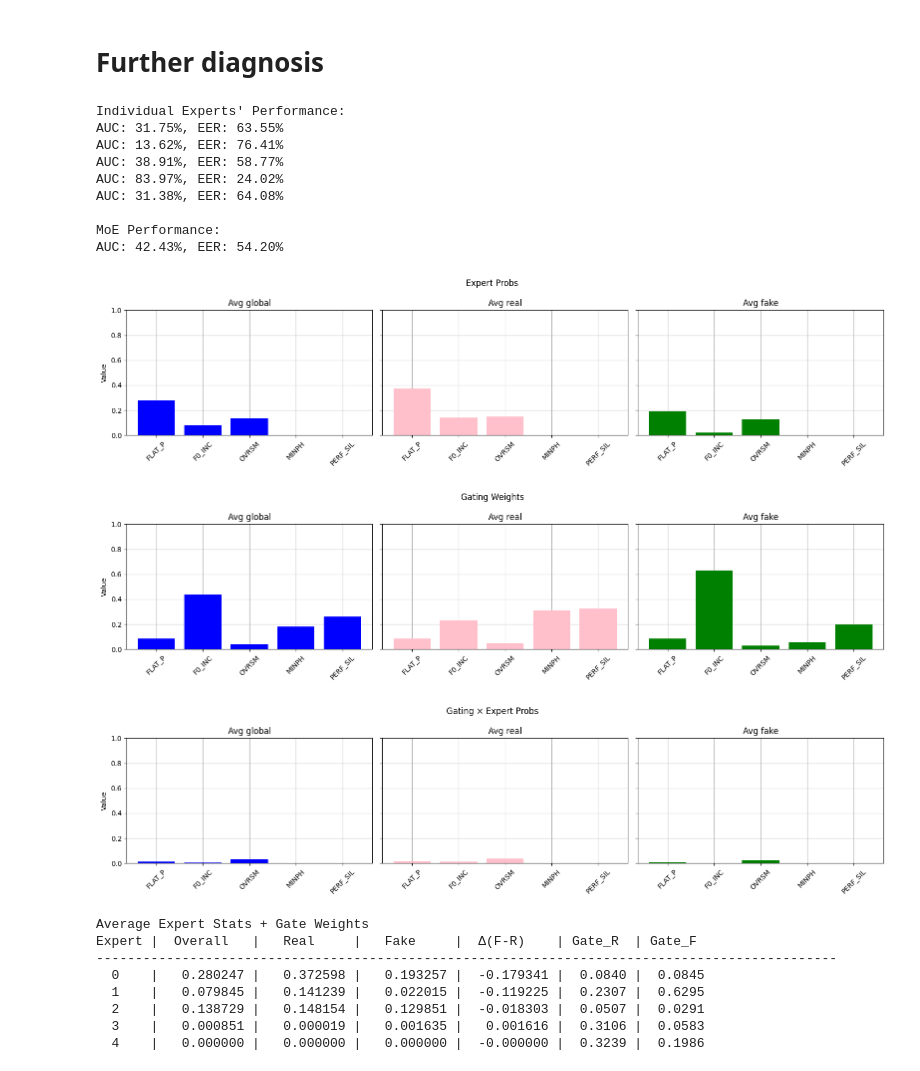
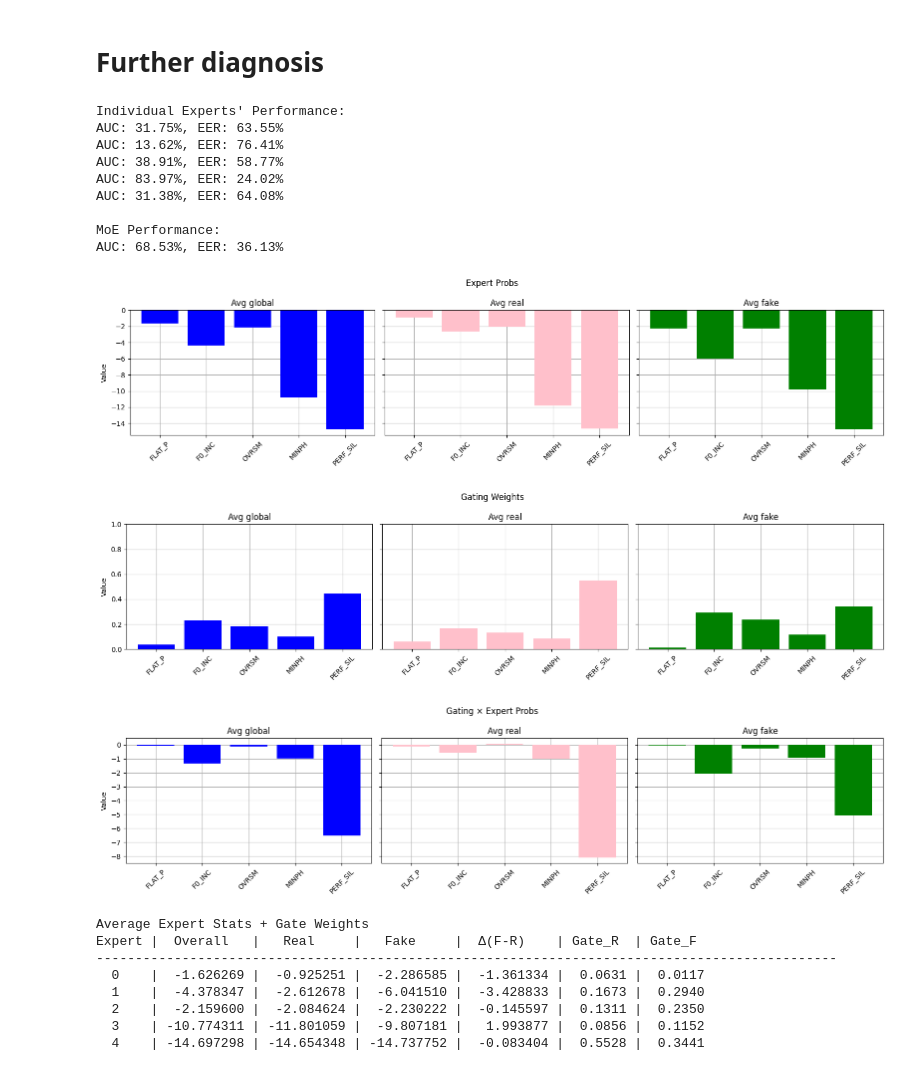
Before and after one commit to nii-yamagishilab/MoE-AntiDeepfake, a Jupyter notebook: notebooks/2_analyze_weights.ipynb, the cells around one changed output. Saved outputs shown, nothing was run; the diff lists cells and outputs as text; code cells hidden in the pictures.

```diff
--- a/notebooks/2_analyze_weights.ipynb
+++ b/notebooks/2_analyze_weights.ipynb
@@ -100,7 +100,8 @@ def plot_expert_stats(rootpath,
         ax.set_title(title)
         ax.set_xticks(range(n_experts))
         ax.set_xticklabels(expert_labels, rotation=45)
-        ax.set_ylim(0, 1)
+        if stat == 'gating':
+            ax.set_ylim(0, 1)
         ax.grid(True)
         ax.set_axisbelow(True)
 
@@ -185,22 +233,22 @@ AUC: 52.85%, EER: 48.14%
 # Further diagnosis
 # %%
 rootpath = "/home/smg/v-viola/moe_antideepfake/results/MoE/TargetCheck/A07"
-model_name = "frozen_5_experts_wxp"
+model_name = "frozen_5_exp_wxL_no_temp_bce_only"
 expert_labels = ['FLAT_P', 'F0_INC', 'OVRSM', 'MINPH', 'PERF_SIL']
-e, w, g = compute_res_and_plot(rootpath, model_name, expert_labels=expert_labels, plot=True)
+e, g, _ = compute_res_and_plot(rootpath, model_name, expert_labels=expert_labels, plot=True)
 # %% [output]
 Individual Experts' Performance:
 AUC: 31.75%, EER: 63.55%
 AUC: 13.62%, EER: 76.41%
 AUC: 38.91%, EER: 58.77%
 AUC: 83.97%, EER: 24.02%
 AUC: 31.38%, EER: 64.08%
 
 MoE Performance:
-AUC: 42.43%, EER: 54.20%
+AUC: 68.53%, EER: 36.13%
-[figure, old version]
+[figure, new version]
-[figure, old version]
+[figure, new version]
-[figure, old version]
+[figure, new version]
 # %%
 print("\nAverage Expert Stats + Gate Weights")
 print("Expert |  Overall   |   Real     |   Fake     |  Δ(F-R)    | Gate_R  | Gate_F")
@@ -212,8 +260,8 @@ for j in range(len(e[0])):
     fake = e[2][j]
     delta = fake - real
 
-    gate_real = w[1][j]
-    gate_fake = w[2][j]
+    gate_real = g[1][j]
+    gate_fake = g[2][j]
 
     print(f"{j:^6} | "
           f"{overall:10.6f} | "
@@ -226,8 +274,8 @@ for j in range(len(e[0])):
 Average Expert Stats + Gate Weights
 Expert |  Overall   |   Real     |   Fake     |  Δ(F-R)    | Gate_R  | Gate_F
 -----------------------------------------------------------------------------------------------
-  0    |   0.280247 |   0.372598 |   0.193257 |  -0.179341 |  0.0840 |  0.0845
-  1    |   0.079845 |   0.141239 |   0.022015 |  -0.119225 |  0.2307 |  0.6295
-  2    |   0.138729 |   0.148154 |   0.129851 |  -0.018303 |  0.0507 |  0.0291
-  3    |   0.000851 |   0.000019 |   0.001635 |   0.001616 |  0.3106 |  0.0583
-  4    |   0.000000 |   0.000000 |   0.000000 |  -0.000000 |  0.3239 |  0.1986
+  0    |  -1.626269 |  -0.925251 |  -2.286585 |  -1.361334 |  0.0631 |  0.0117
+  1    |  -4.378347 |  -2.612678 |  -6.041510 |  -3.428833 |  0.1673 |  0.2940
+  2    |  -2.159600 |  -2.084624 |  -2.230222 |  -0.145597 |  0.1311 |  0.2350
+  3    | -10.774311 | -11.801059 |  -9.807181 |   1.993877 |  0.0856 |  0.1152
+  4    | -14.697298 | -14.654348 | -14.737752 |  -0.083404 |  0.5528 |  0.3441
```
Also changed, not shown: parts of 4 cells of this notebook, 6 other files.
